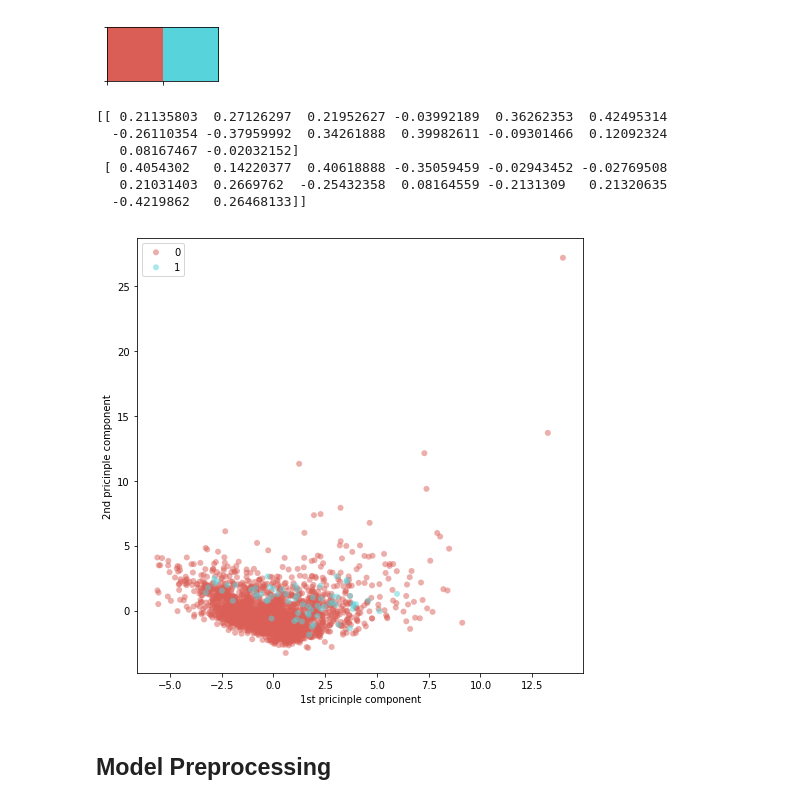
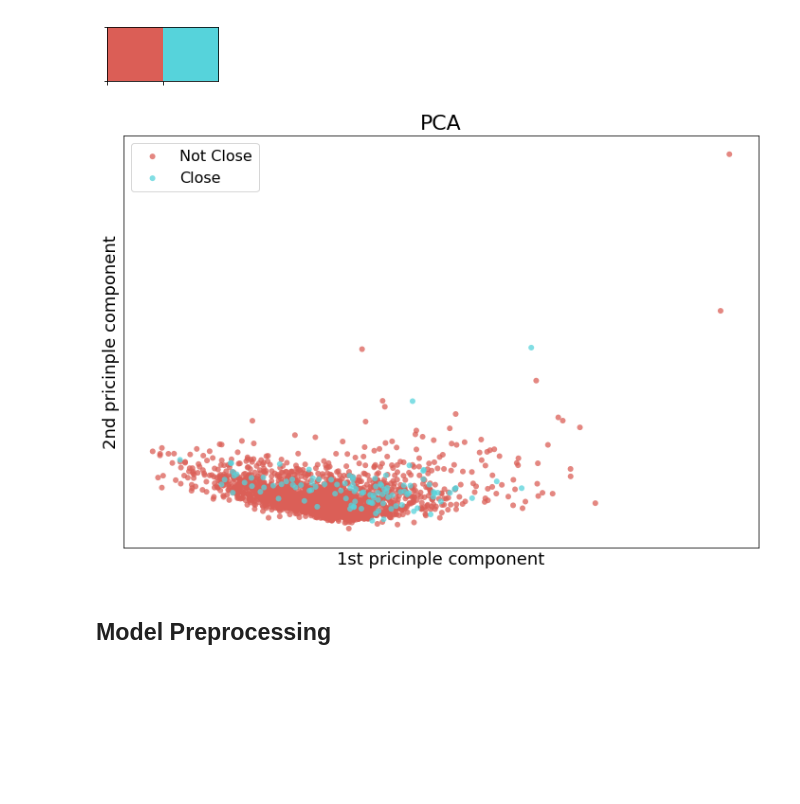
Before and after one commit to kevscon/Project-3, a Jupyter notebook: model-NEW.ipynb, the cells around one changed output. Cells and saved outputs as stored; diff of their text form; code cells hidden in the pictures; blank space fills up the shorter version.

```diff
--- a/model-NEW.ipynb
+++ b/model-NEW.ipynb
@@ -45,8 +81,8 @@ df.groupby('close_elect').mean()
 # %%
 # initialize feature matrix and observed outcome
 
-X = df.iloc[:, 0:14]
-y = df.iloc[:, 14]
+X = df.iloc[:, 0:13]
+y = df.iloc[:, 13]
 # %%
 # test/train split
 
@@ -87,27 +123,26 @@ def plot_PCA_2D(data, target):
     pca.fit(data)
     pcafeatures = pca.transform(data)
 
-    target_labels = target.unique()
+    target_labels = ['Not Close', 'Close']
 
-    print(pca.components_)
+    #print(pca.components_)
 
     for i, label in enumerate(target_labels):
         plt.scatter(pcafeatures[target == i, 0], pcafeatures[target == i, 1],
-                   c=y_colors[i], label=label, alpha=.5, edgecolors="none")
-    xlabel("1st pricinple component")
-    ylabel("2nd pricinple component")
-    legend()
+                   c=y_colors[i], label=label, alpha=.75, edgecolors="none")
+    xlabel("1st pricinple component", fontsize=18)
+    ylabel("2nd pricinple component", fontsize=18)
+    plt.title("PCA", fontsize=22)
+    plt.xticks([])
+    plt.yticks([])
+    legend(fontsize=16)
+
+    plt.savefig("pca.png")
 # %%
-figsize(8,8)
+figsize(12,8)
 plot_PCA_2D(X_train, y_train)
 # %% [output]
-[[ 0.21135803  0.27126297  0.21952627 -0.03992189  0.36262353  0.42495314
-  -0.26110354 -0.37959992  0.34261888  0.39982611 -0.09301466  0.12092324
-   0.08167467 -0.02032152]
- [ 0.4054302   0.14220377  0.40618888 -0.35059459 -0.02943452 -0.02769508
-   0.21031403  0.2669762  -0.25432358  0.08164559 -0.2131309   0.21320635
-  -0.4219862   0.26468133]]
-[figure, old version]
+[figure, new version]
 # %% [markdown]
 ## Model Preprocessing
 # %%
```
Also changed, not shown: parts of 80 cells of this notebook, 11 other files.
